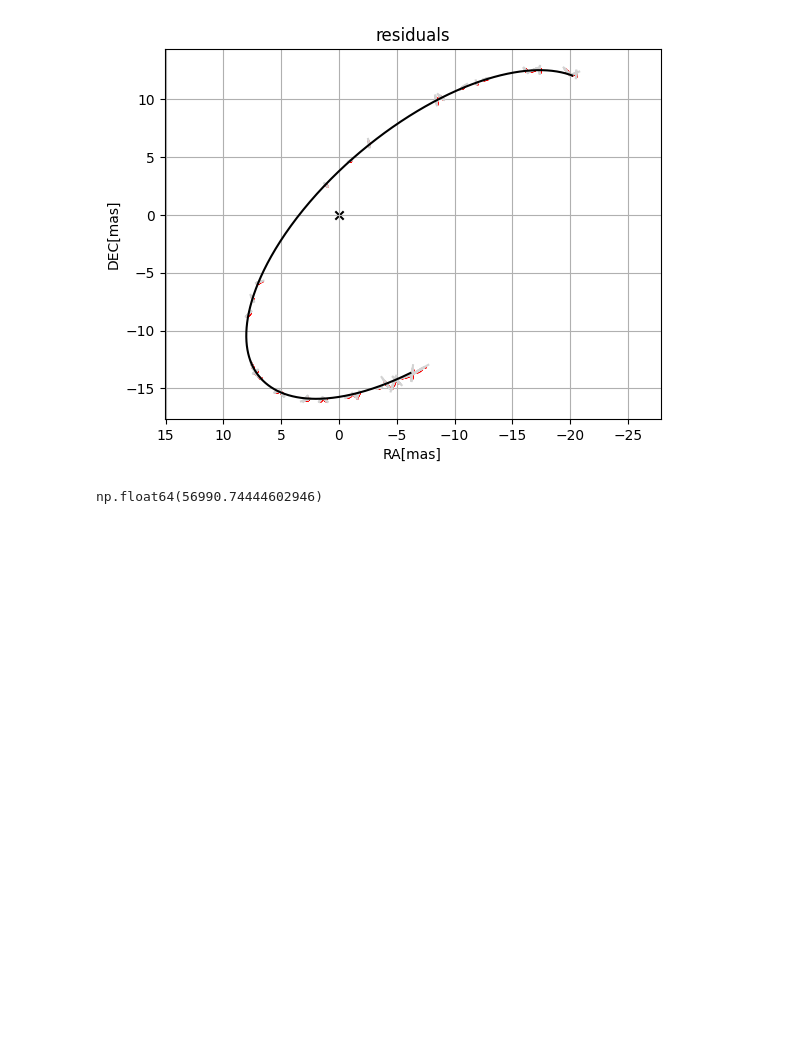
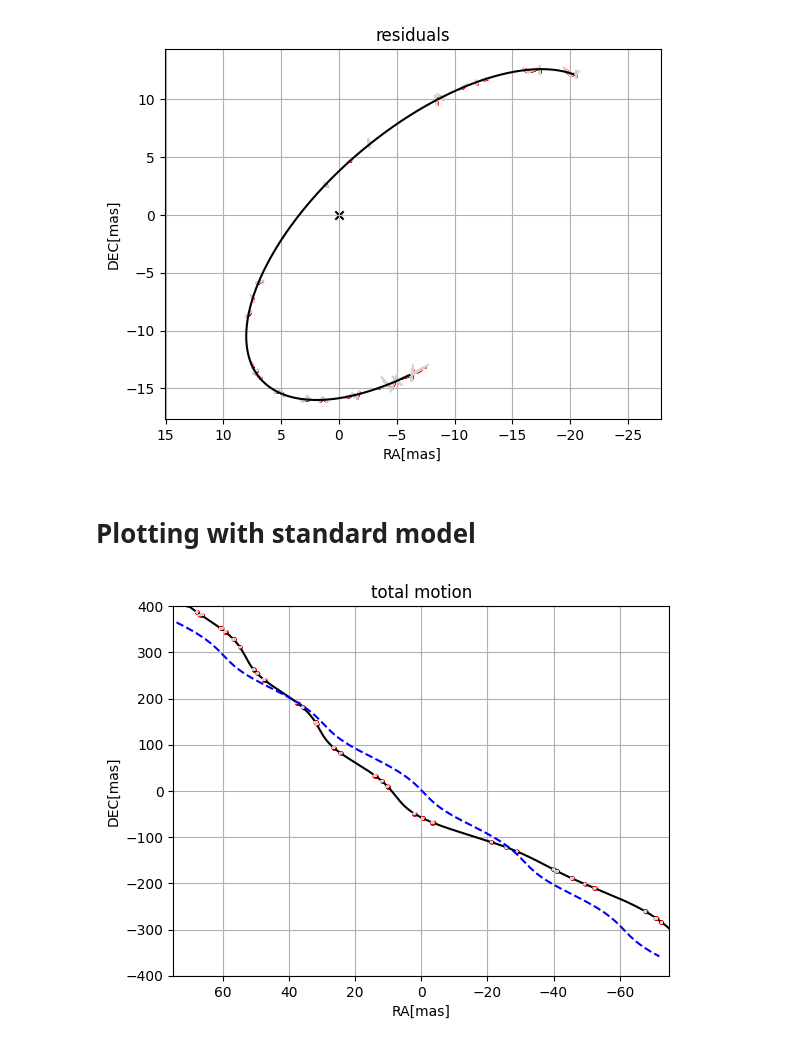
Before and after one commit to TSchiwy/ExTRA, a Jupyter notebook: gaiaBH3.ipynb, the cells around one changed output. Drawn from its saved outputs; the diff is of its cells as text; code cells hidden in the pictures; blank space fills up the shorter version.

Commit message:
added total motion plot for trifon

```diff
--- a/gaiaBH3.ipynb
+++ b/gaiaBH3.ipynb
@@ -280,8 +280,8 @@ standbnds=(-10,10),(-10,10),(-10,10),(-10,10),(-10,10)
 v0_bnds=(v0_g-1e5,v0_g+1e5),
 bnds=orbbnds+standbnds+v0_bnds
 # %%
-fitlol=minimize(L_gaia_rv,testtheta,args=(rvmod,res_astrometric,g_stand),bounds=bnds,tol=1e-10,method="Nelder-mead",options={"maxiter":1e5})
-print(fitlol)
+fit_combined=minimize(L_gaia_rv,testtheta,args=(rvmod,res_astrometric,g_stand),bounds=bnds,tol=1e-10,method="Nelder-mead",options={"maxiter":1e5})
+print(fit_combined)
 # %% [output]
        message: Optimization terminated successfully.
        success: True
@@ -321,24 +321,23 @@ plt.show()
 # %% [output]
 [figure]
 # %%
-fit_residuals=ex.abs_res(planet_residual,fitlol.x[-6:-1],np.zeros(5),gaia)
+fit_residuals=ex.abs_res(planet_residual,fit_combined.x[-6:-1],np.zeros(5),gaia)
 
-x_O,y_O=ex.orbit(*fitlol.x[:7],t_gaia)
+x_O,y_O=ex.orbit(*fit_combined.x[:7],t_gaia)
 
 res_gaia_final=fit_residuals-(A3*x_O+A4*y_O)
 
-check=ex.res_to_orbit_gaia(res_gaia_final,gaia, fitlol.x[:7])
+residual_to_orbit=ex.res_to_orbit_gaia(res_gaia_final,gaia, fit_combined.x[:7])
 
 
-#ex.plot_hip(*ex.hip_2d(checking))
 
 plt.title("residuals")
 plt.ylabel("DEC[mas]")
 plt.xlabel("RA[mas]")
 plt.scatter(0,0,c="k",marker="x")
 
-ex.plot_hip_err(*check)
-plt.plot(*ex.orbit(*fit.x[:7],t_rvmod),c="k")
+ex.plot_hip_err(*residual_to_orbit)
+plt.plot(*ex.orbit(*fit_combined.x[:7],t_rvmod),c="k")
 
 
 
@@ -347,7 +346,62 @@ plt.axis("equal")
 plt.grid()
 # %% [output]
 [figure]
-# %%
-ex.K(P_g,e_g,i_g,a_g,g_stand[2])
-# %% [output]
-np.float64(56990.74444602946)
+# %% [markdown]
+# Plotting with standard model
+# %%
+#correcting the standard model
+
+t_rvmod=np.linspace(t_gaia[0],t_gaia[-1],1000)
+stand_correction=fit_combined.x[7:12] #from fit
+stand_updated=ex.stand_correct(g_stand,stand_correction) #correcting function
+
+#orbital model
+#data timestamps
+x_O,y_O=ex.orbit(*fit_combined.x[:7],t_gaia)
+#model timestamps
+orbital_model=ex.orbit(*fit_combined.x[:7],t_rvmod)
+
+
+#standard model
+#data timestamps
+earth_pos=ex.earth_position(t_gaia)
+x_S,y_S=ex.standard_model(*stand_updated,t_gaia,earth_pos,Sepoch=ex.J2017(),tangential=True)
+#model timestamps
+earth_pos_model=ex.earth_position(t_rvmod)
+stand_model=ex.standard_model(*stand_updated,t_rvmod,earth_pos_model,Sepoch=ex.J2017(),tangential=True)
+
+
+#adding the models
+#model timestamps
+total_model=np.array(stand_model)+np.array(orbital_model)
+
+#data timestamps
+total_motion=np.copy(residual_to_orbit)#copies residuals to orbit from last plot, then adds standard model on top
+total_motion[0]=residual_to_orbit[0]+x_S#asc
+total_motion[2]=residual_to_orbit[2]+y_S#dec
+
+
+
+#plotting
+plt.plot(*total_model,c="k")
+ex.plot_hip_err(*total_motion,s=3)
+
+
+
+pure=ex.standard_model(*g_stand,t_rvmod,earth_pos_model,Sepoch=ex.J2017(),tangential=True)
+
+
+
+
+
+plt.title("total motion")
+plt.ylabel("DEC[mas]")
+plt.xlabel("RA[mas]")
+plt.gca().invert_xaxis()
+#plt.axis("equal")
+plt.xlim([75,-75])
+plt.ylim([-400,400])
+plt.plot(*pure,c="b",linestyle="--")
+plt.grid()
+# %% [output]
+[figure, added]
```
Also changed, not shown: parts of 5 cells of this notebook.
